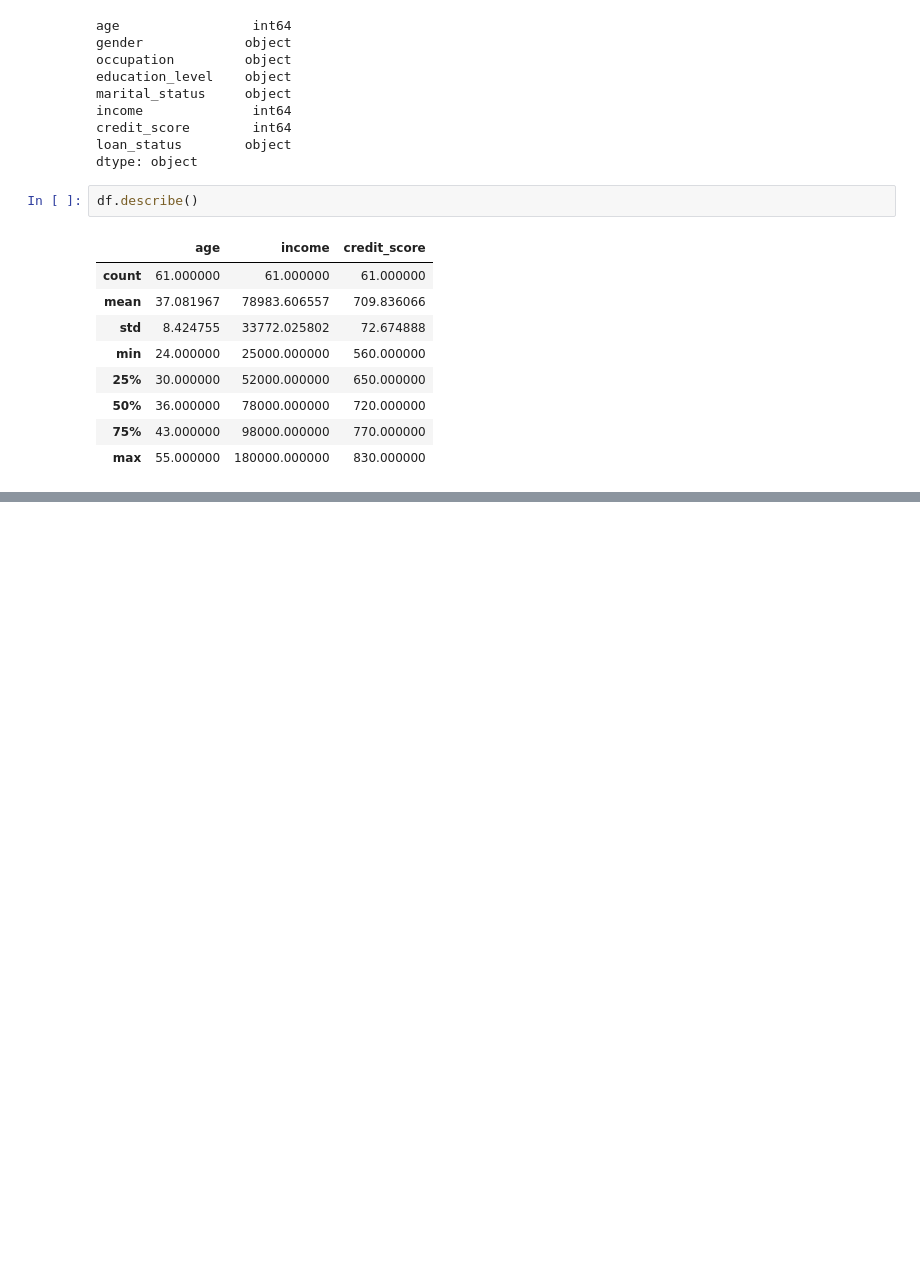
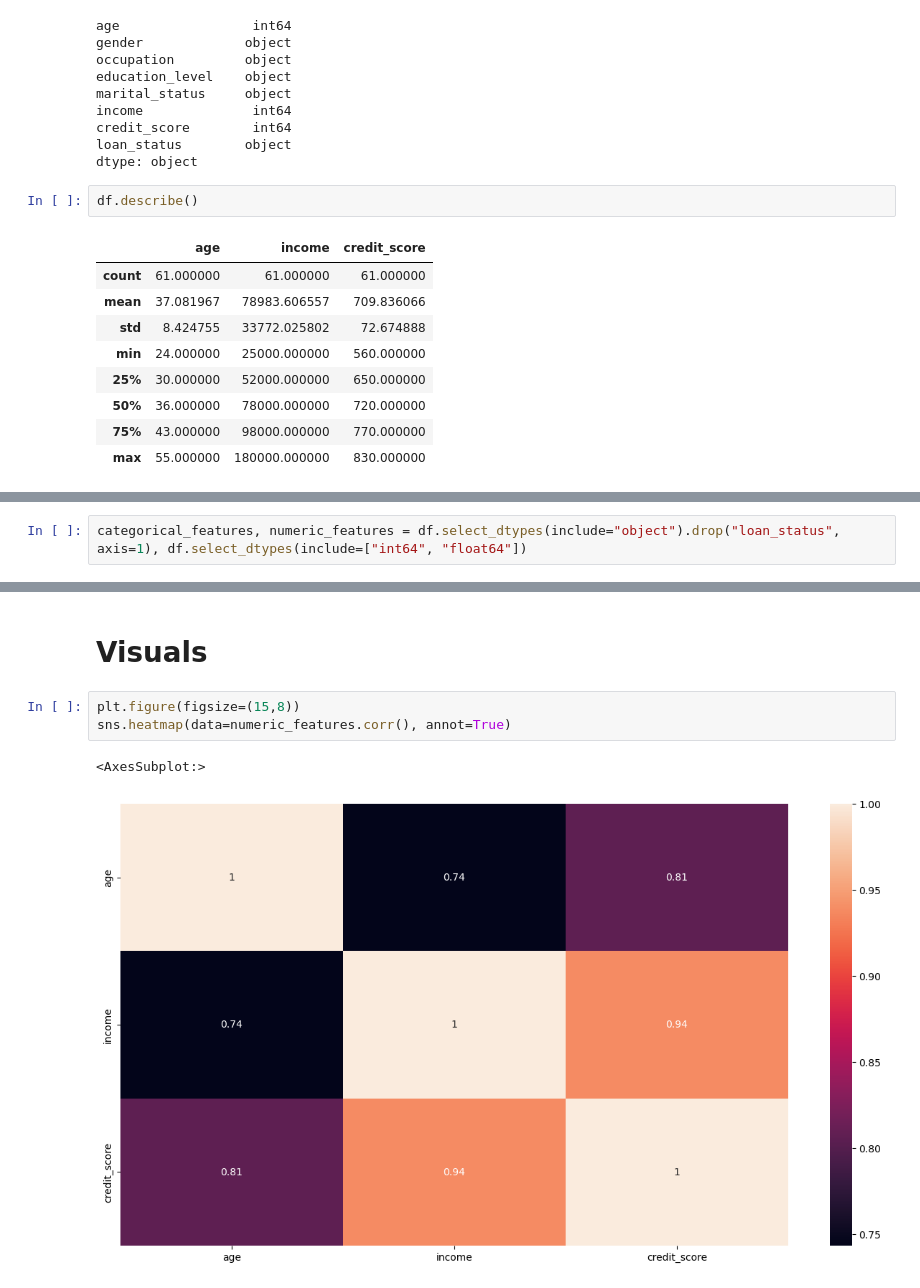
Before and after one commit to MaukanMir/Loan-Approval-Classification, a Jupyter notebook: training.ipynb, the cells around one changed output, grey strips where cells are left out. Cells and saved outputs as stored; diff of their text form; blank space fills up the shorter version.

```diff
--- a/training.ipynb
+++ b/training.ipynb
@@ -256,0 +259,2 @@ df.describe()
+# %%
+categorical_features, numeric_features = df.select_dtypes(include="object").drop("loan_status", axis=1), df.select_dtypes(include=["int64", "float64"])
@@ -256,0 +274,8 @@ df.describe()
+# %% [markdown]
+# Visuals
+# %%
+plt.figure(figsize=(15,8))
+sns.heatmap(data=numeric_features.corr(), annot=True)
+# %% [output]
+<AxesSubplot:>
+[figure, added]
```
Also changed, not shown: parts of 2 cells of this notebook.
